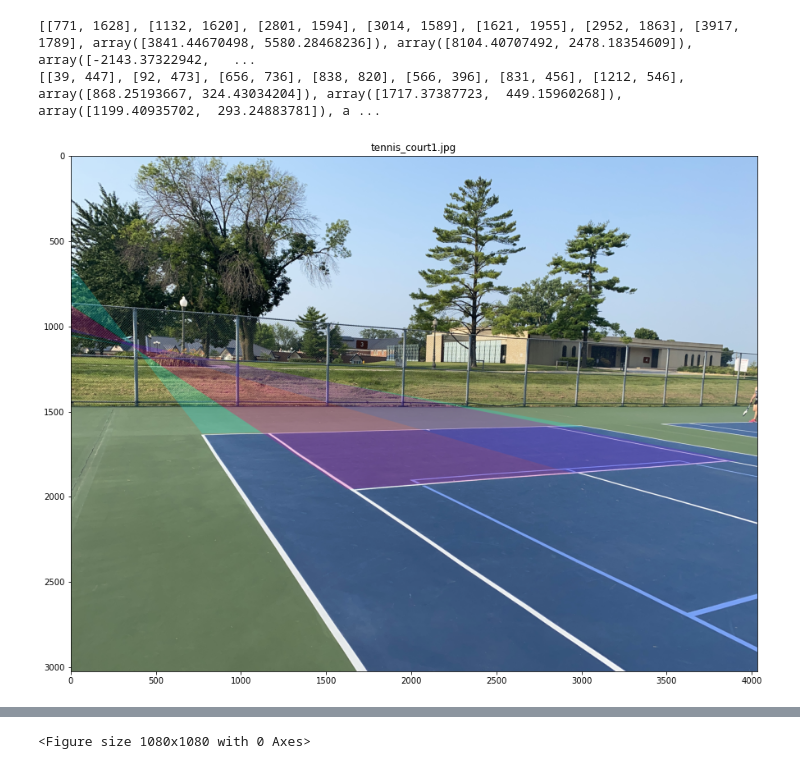
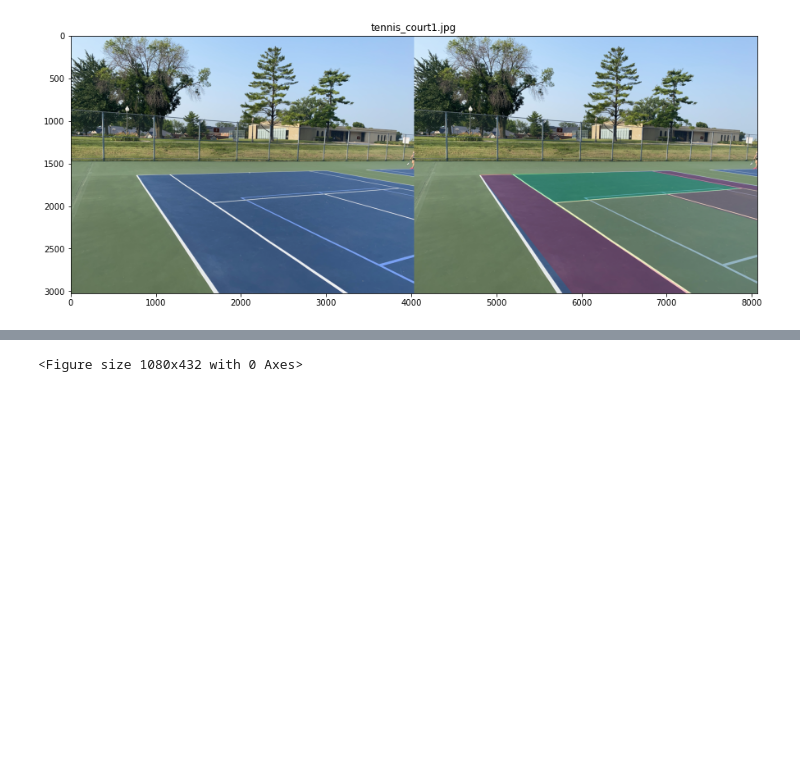
Before and after one commit to TrevMasterFlex/tennis_court, a Jupyter notebook: tennis_court.ipynb, the cells around one changed output, grey strips where cells are left out. Cells and saved outputs as stored; diff of their text form; code cells hidden in the pictures; blank space fills up the shorter version.

```diff
--- a/tennis_court.ipynb
+++ b/tennis_court.ipynb
@@ -8,6 +8,7 @@ from matplotlib import pyplot as plt
 canny_threshold0 = 761
 canny_threshold1 = 324
 redundant_point_difference = 56
+alpha = .8
 
 def check_if_court_feature(point, other_point, line):
     lx0 = line[0]
@@ -132,7 +133,6 @@ def process_image(image):
                     pts.append([sp["point_x"], sp["point_y"]])
 
                 m = line_img.copy()
-                alpha = .8
                 dst = np.array(ptss)
 
                 src = np.array([[0, 0], [1372, 0], [9601, 0], [10973, 0],
@@ -140,18 +140,16 @@ def process_image(image):
 
                 h, _ = cv2.findHomography(src, dst)
 
-                src2 = np.array([[[0, 0]], [[1372, 0]], [[9601, 0]], [[10973, 0]],
-                        [[1372, 5486]], [[5486, 5486]], [[9601, 5486]]], dtype = float)
+#                 others = np.array([[[-700, 11887]], [[11673, 11887]],
+#                     [[1372, 18288]], [[5486, 18288]], [[9601, 18288]],
+#                     [[0, 23774]], [[1372, 23774]], [[9601, 23774]], [[10973, 23774]]], dtype=float)
 
-                new_yo = cv2.perspectiveTransform(src2, h)
-
-                others = np.array([[[0, 11887]], [[10973, 11887]],
-                    [[1372, 18288]], [[5486, 18288]], [[9601, 18288]],
-                    [[0, 23774]], [[1372, 23774]], [[9601, 23774]], [[10973, 23774]]], dtype=float)
+                others = np.array([[[-700, 11887]], [[11673, 11887]],
+                    [[1372, 11887]], [[5486, 11887]], [[9601, 11887]],
+                    [[0, 11887]], [[1372, 11887]], [[9601, 11887]], [[10973, 11887]]], dtype=float)
 
                 others2 = cv2.perspectiveTransform(others, h)
                 combined = ptss + [sp[0] for sp in others2]
-                print(combined)
                 back_rectangle_indices = [[1, 2, 6, 4], [9, 11, 14, 12]]
                 lane_indices = [[0, 1, 13, 12], [2, 3, 15, 14]]
                 left_center_indices = [4, 5, 10, 9]
@@ -164,41 +162,39 @@ def process_image(image):
                 for br in back_rectangle_indices:
                     brc = []
 
                     for bri in br:
                         brc.append(combined[bri])
 
                     back_rectangles.append(np.array(brc, dtype=int))
 
                 for l in lane_indices:
                     lc = []
 
                     for li in l:
                         lc.append(combined[li])
 
                     lanes.append(np.array(lc, dtype=int))
 
                 for lci in left_center_indices:
                         left_center.append(combined[lci])
 
                 for rci in right_center_indices:
                         right_center.append(combined[rci])
 
-                cv2.fillPoly(m, back_rectangles, (55, 255, 0))
-                cv2.fillPoly(m, lanes, (0, 255, 251))
-                cv2.fillPoly(m, [np.array(left_center, dtype=int)], (255, 0, 170))
-                cv2.fillPoly(m, [np.array(right_center, dtype=int)], (128, 0, 255))
-                cv2.line(m,(int(combined[7][0]),int(combined[7][1])),(int(combined[8][0]),int(combined[8][1])),(55, 255, 0),50)
-                line_img = cv2.addWeighted(line_img, alpha, m, 1-alpha, 0.0)
+                cv2.fillPoly(m, back_rectangles, (0, 255, 0))
+                cv2.fillPoly(m, lanes, (255, 0, 0))
+                cv2.fillPoly(m, [np.array(left_center, dtype=int)], (255, 255, 0))
+                cv2.fillPoly(m, [np.array(right_center, dtype=int)], (255, 111, 0))
+                cv2.line(m,(int(combined[7][0]),int(combined[7][1])),(int(combined[8][0]),int(combined[8][1])), (0, 255, 0), 10)
+                line_img = cv2.addWeighted(line_img, alpha, m, 1-alpha, 0)
                 plt.title(image)
-                plt.imshow(line_img)
+                plt.imshow(np.concatenate((rgb_img, line_img), axis=1))
                 plt.figure()
 
 directory = 'tennis_court_images'
-plt.rcParams["figure.figsize"] = 15, 15
+plt.rcParams["figure.figsize"] = 15, 6
 
 for image in os.listdir('tennis_court_images'):
     process_image(image)
 # %% [output]
-[[771, 1628], [1132, 1620], [2801, 1594], [3014, 1589], [1621, 1955], [2952, 1863], [3917, 1789], array([3841.44670498, 5580.28468236]), array([8104.40707492, 2478.18354609]), array([-2143.37322942,   ...
-[[39, 447], [92, 473], [656, 736], [838, 820], [566, 396], [831, 456], [1212, 546], array([868.25193667, 324.43034204]), array([1717.37387723,  449.15960268]), array([1199.40935702,  293.24883781]), a ...
-[figure, old version]
+[figure, new version]
@@ -206 +202 @@ for image in os.listdir('tennis_court_images'):
-<Figure size 1080x1080 with 0 Axes>
+<Figure size 1080x432 with 0 Axes>
```
Also changed, not shown: parts of 1 cell of this notebook.
